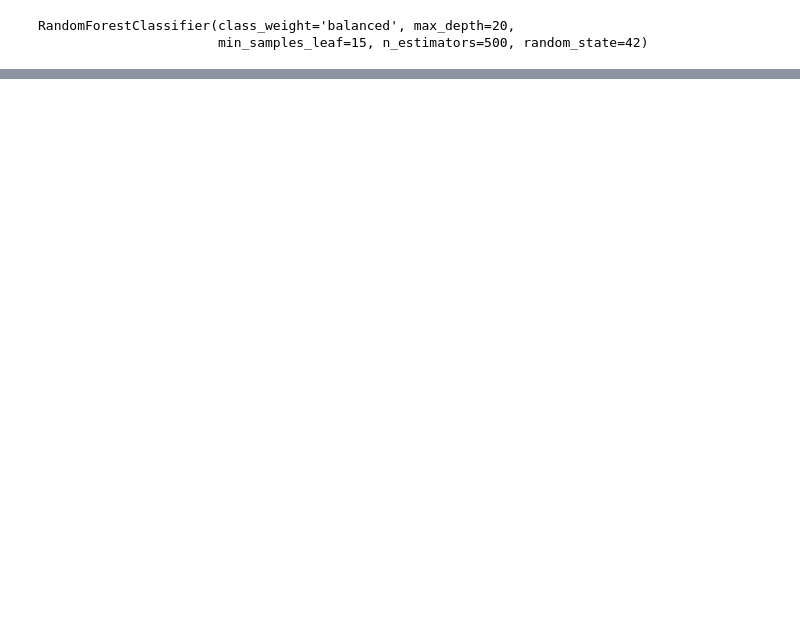
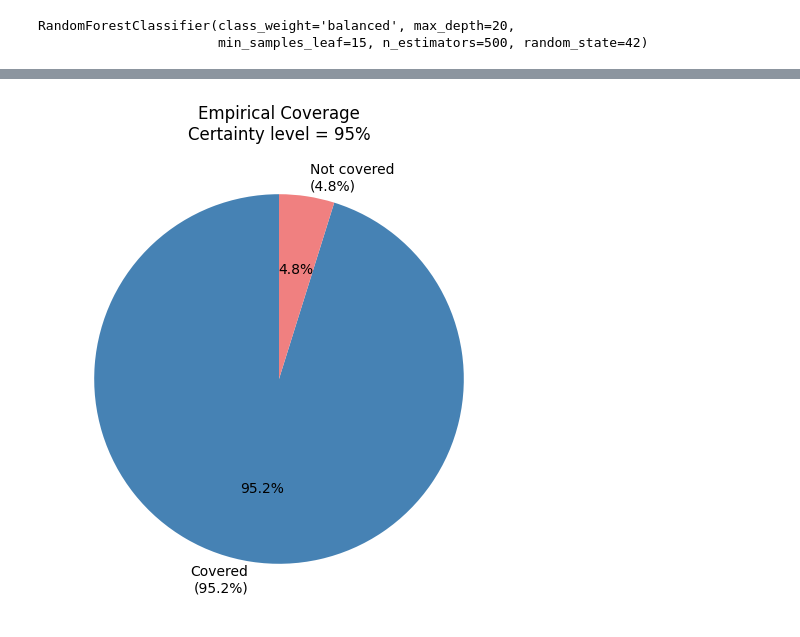
Before and after one commit to volkamerlab/Trustworthy_ML_Workshop, a Jupyter notebook: notebooks/inductive_CP.ipynb, the cells around one changed output, grey strips where cells are left out. Drawn from its saved outputs; the diff is of its cells as text; code cells hidden in the pictures; blank space fills up the shorter version.

```diff
--- a/notebooks/inductive_CP.ipynb
+++ b/notebooks/inductive_CP.ipynb
@@ -107,0 +286,33 @@ eval_classification_true_class(y_pred_proba=test_predictions, y_test=y_test.valu
+# %%
+cp_sets = results["conformal_prediction_95_quantile"]
+
+coverage = np.mean([
+    y in pred_set
+    for y, pred_set in zip(
+        results["actual"],
+        cp_sets
+    )
+])
+
+not_covered = 1 - coverage
+
+fig, ax = plt.subplots(figsize=(6,6))
+
+ax.pie(
+    [coverage, not_covered],
+    labels=[
+        f"Covered\n({coverage:.1%})",
+        f"Not covered\n({not_covered:.1%})"
+    ],
+    colors=["steelblue", "lightcoral"],
+    autopct="%1.1f%%",
+    startangle=90
+)
+
+ax.set_title(
+    f"Empirical Coverage\nCertainty level = {minimal_certainty:.0%}"
+)
+
+plt.show()
+# %% [output]
+[figure, added]
```
Also changed, not shown: parts of 18 cells of this notebook, 1 other file.
